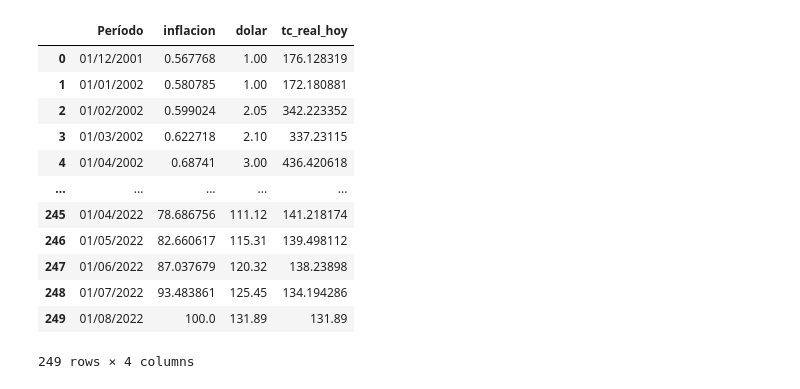
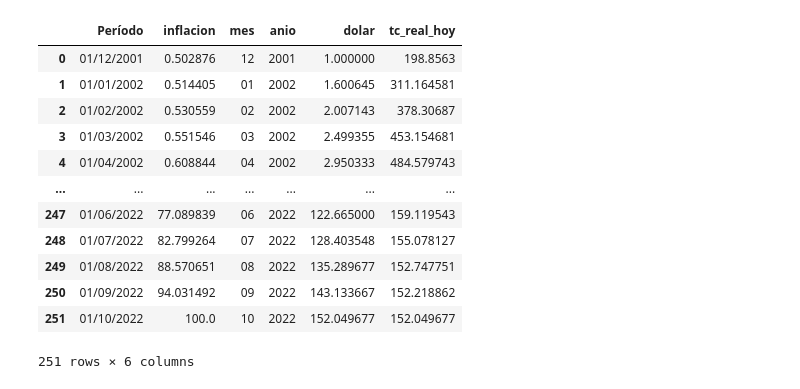
Before and after one commit to MartinBasualdo0/Estimacion-tc-competitivo-Argentina, a Jupyter notebook: jupyter/tcreal.ipynb, the cells around one changed output. Saved outputs shown, nothing was run; the diff lists cells and outputs as text; code cells hidden in the pictures.

```diff
--- a/jupyter/tcreal.ipynb
+++ b/jupyter/tcreal.ipynb
@@ -93,24 +97,31 @@ tc
+# %%
+# ipc_gral['mes']
+ipc_gral['mes'] = ipc_gral.Período.apply(lambda x: x[3:5])
+ipc_gral['anio'] = ipc_gral.Período.apply(lambda x: x[6:])
+tc['mes'] = tc.Período.apply(lambda x: x[3:5])
+tc['anio'] = tc.Período.apply(lambda x: x[6:])
+tc = tc.groupby(['anio','mes'],as_index=False).mean()
 # %%
-deva_real=ipc_gral.merge(tc,on="Período",how='left')
+deva_real=ipc_gral.merge(tc,on=['anio','mes'],how='left')
 deva_real.inflacion=deva_real.inflacion*(100/deva_real.inflacion.iloc[-1])
 deva_real['tc_real_hoy']=deva_real.dolar/deva_real.inflacion*100
 deva_real=deva_real.drop_duplicates('Período')
 
 deva_real
 # %% [output]
-|  | Período | inflacion | dolar | tc_real_hoy |
-| 0 | 01/12/2001 | 0.567768 | 1.00 | 176.128319 |
-| 1 | 01/01/2002 | 0.580785 | 1.00 | 172.180881 |
-| 2 | 01/02/2002 | 0.599024 | 2.05 | 342.223352 |
-| 3 | 01/03/2002 | 0.622718 | 2.10 | 337.23115 |
-| 4 | 01/04/2002 | 0.68741 | 3.00 | 436.420618 |
-| ... | ... | ... | ... | ... |
-| 245 | 01/04/2022 | 78.686756 | 111.12 | 141.218174 |
-| 246 | 01/05/2022 | 82.660617 | 115.31 | 139.498112 |
-| 247 | 01/06/2022 | 87.037679 | 120.32 | 138.23898 |
-| 248 | 01/07/2022 | 93.483861 | 125.45 | 134.194286 |
-| 249 | 01/08/2022 | 100.0 | 131.89 | 131.89 |
+|  | Período | inflacion | mes | anio | dolar | tc_real_hoy |
+| 0 | 01/12/2001 | 0.502876 | 12 | 2001 | 1.000000 | 198.8563 |
+| 1 | 01/01/2002 | 0.514405 | 01 | 2002 | 1.600645 | 311.164581 |
+| 2 | 01/02/2002 | 0.530559 | 02 | 2002 | 2.007143 | 378.30687 |
+| 3 | 01/03/2002 | 0.551546 | 03 | 2002 | 2.499355 | 453.154681 |
+| 4 | 01/04/2002 | 0.608844 | 04 | 2002 | 2.950333 | 484.579743 |
+| ... | ... | ... | ... | ... | ... | ... |
+| 247 | 01/06/2022 | 77.089839 | 06 | 2022 | 122.665000 | 159.119543 |
+| 248 | 01/07/2022 | 82.799264 | 07 | 2022 | 128.403548 | 155.078127 |
+| 249 | 01/08/2022 | 88.570651 | 08 | 2022 | 135.289677 | 152.747751 |
+| 250 | 01/09/2022 | 94.031492 | 09 | 2022 | 143.133667 | 152.218862 |
+| 251 | 01/10/2022 | 100.0 | 10 | 2022 | 152.049677 | 152.049677 |
-249 rows × 4 columns
+251 rows × 6 columns
 # %%
 def devaluacion_real_plot(df=deva_real):
     deva_real.Período=pd.to_datetime(deva_real.Período,format='%d/%m/%Y')
```
Also changed, not shown: parts of 4 cells of this notebook, 9 other files.
